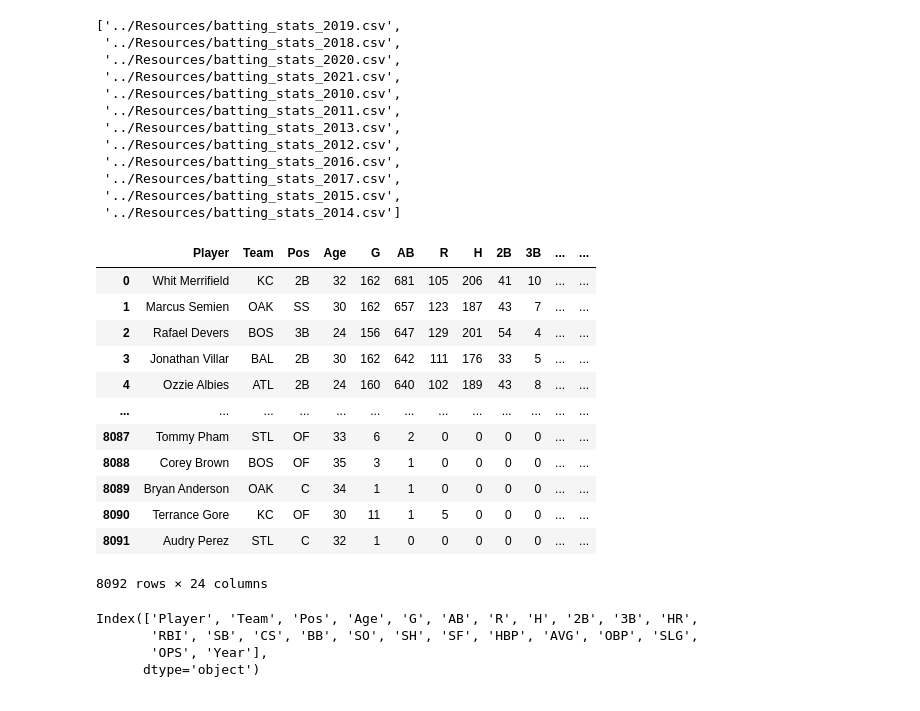
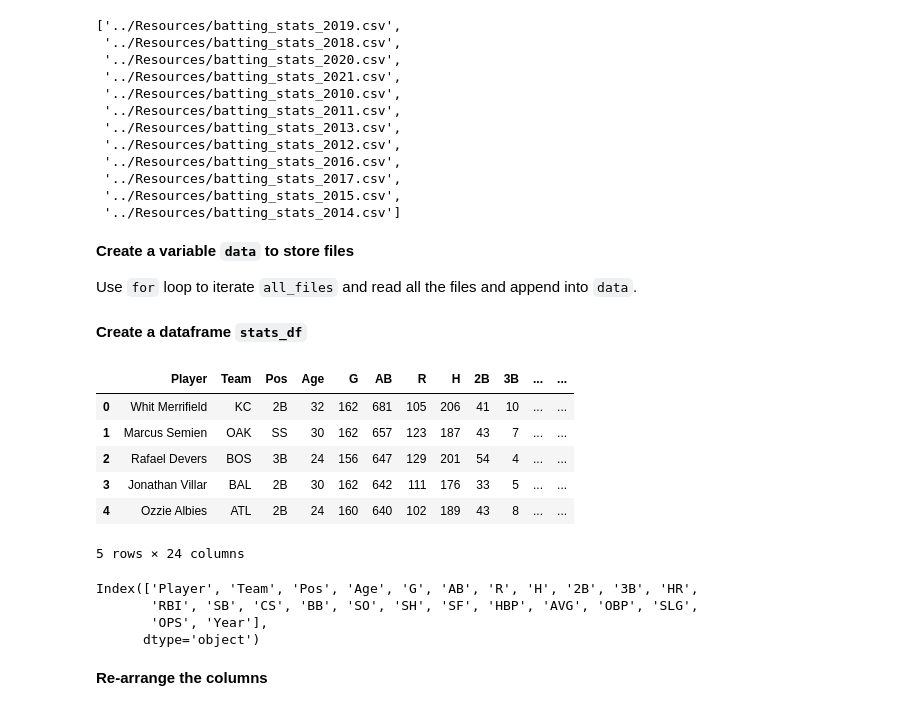
Before and after one commit to andyliang245/Project_3, a Jupyter notebook: Somya/combined_stats.ipynb, the cells around one changed output. Drawn from its saved outputs; the diff is of its cells as text; code cells hidden in the pictures.

```diff
--- a/Somya/combined_stats.ipynb
+++ b/Somya/combined_stats.ipynb
@@ -19,6 +33,10 @@ all_files
  '../Resources/batting_stats_2017.csv',
  '../Resources/batting_stats_2015.csv',
  '../Resources/batting_stats_2014.csv']
+# %% [markdown]
+**Create a variable `data` to store files**
+
+Use `for` loop to iterate `all_files` and read all the files and append into `data`.
 # %%
 data = []
 
@@ -27,24 +45,20 @@ for file in all_files:
     year = file[-8:-4]
     df['Year'] = year
     data.append(df)
+# %% [markdown]
+**Create a dataframe `stats_df`**
 # %%
 stats_df = pd.concat(data, axis=0, ignore_index=True)
 # %%
-stats_df
+stats_df.head()
 # %% [output]
 |  | Player | Team | Pos | Age | G | AB | R | H | 2B | 3B | ... | ... |
 | 0 | Whit Merrifield | KC | 2B | 32 | 162 | 681 | 105 | 206 | 41 | 10 | ... | ... |
 | 1 | Marcus Semien | OAK | SS | 30 | 162 | 657 | 123 | 187 | 43 | 7 | ... | ... |
 | 2 | Rafael Devers | BOS | 3B | 24 | 156 | 647 | 129 | 201 | 54 | 4 | ... | ... |
 | 3 | Jonathan Villar | BAL | 2B | 30 | 162 | 642 | 111 | 176 | 33 | 5 | ... | ... |
 | 4 | Ozzie Albies | ATL | 2B | 24 | 160 | 640 | 102 | 189 | 43 | 8 | ... | ... |
-| ... | ... | ... | ... | ... | ... | ... | ... | ... | ... | ... | ... | ... |
-| 8087 | Tommy Pham | STL | OF | 33 | 6 | 2 | 0 | 0 | 0 | 0 | ... | ... |
-| 8088 | Corey Brown | BOS | OF | 35 | 3 | 1 | 0 | 0 | 0 | 0 | ... | ... |
-| 8089 | Bryan Anderson | OAK | C | 34 | 1 | 1 | 0 | 0 | 0 | 0 | ... | ... |
-| 8090 | Terrance Gore | KC | OF | 30 | 11 | 1 | 5 | 0 | 0 | 0 | ... | ... |
-| 8091 | Audry Perez | STL | C | 32 | 1 | 0 | 0 | 0 | 0 | 0 | ... | ... |
-8092 rows × 24 columns
+5 rows × 24 columns
 # %%
 stats_df.columns
 # %% [output]
@@ -52,6 +66,8 @@ Index(['Player', 'Team', 'Pos', 'Age', 'G', 'AB', 'R', 'H', '2B', '3B', 'HR',
        'RBI', 'SB', 'CS', 'BB', 'SO', 'SH', 'SF', 'HBP', 'AVG', 'OBP', 'SLG',
        'OPS', 'Year'],
       dtype='object')
+# %% [markdown]
+**Re-arrange the columns**
 # %%
 stats_df = stats_df[['Year', 'Player', 'Team', 'Pos', 'Age', 'G', 'AB', 'R', 'H', '2B', '3B', 'HR','RBI',
              'SB', 'CS', 'BB', 'SO', 'SH', 'SF', 'HBP', 'AVG', 'OBP', 'SLG','OPS']]
```
Also changed, not shown: parts of 8 cells of this notebook, 3 other files.
